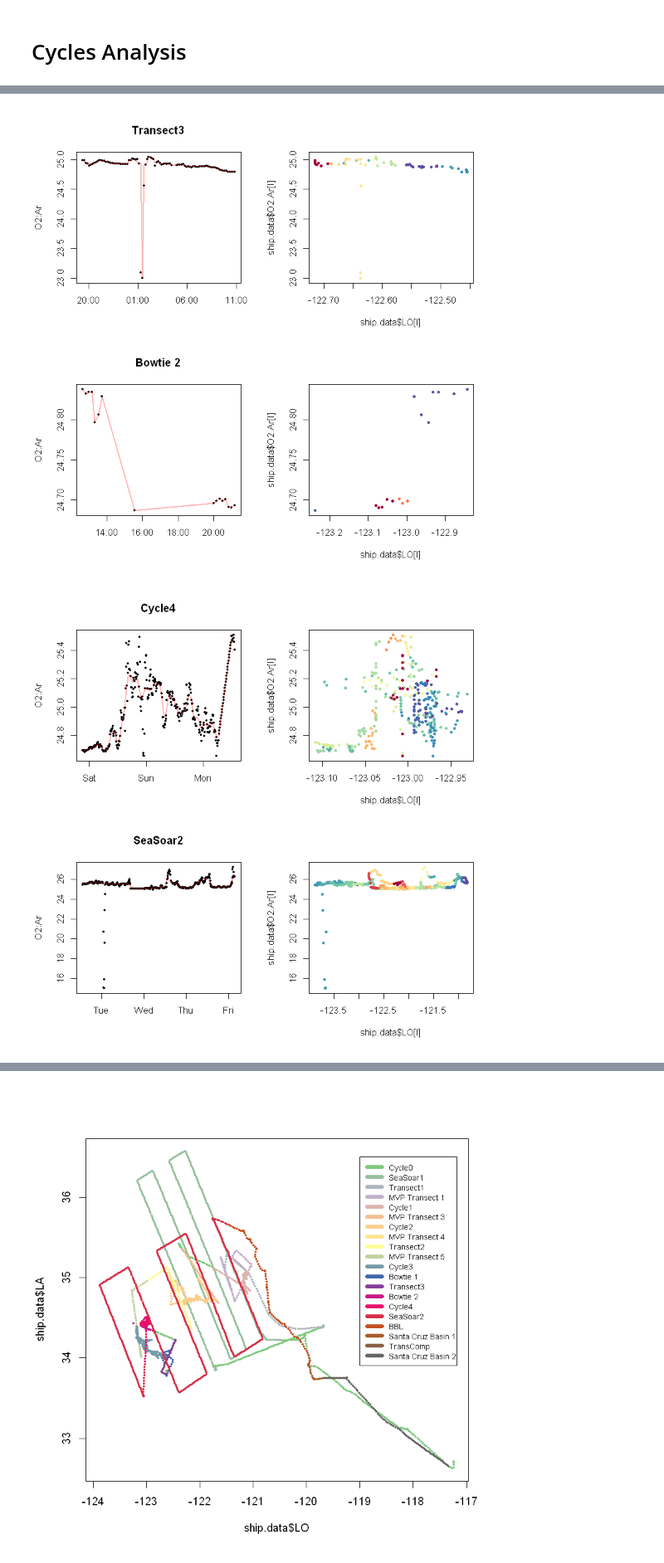
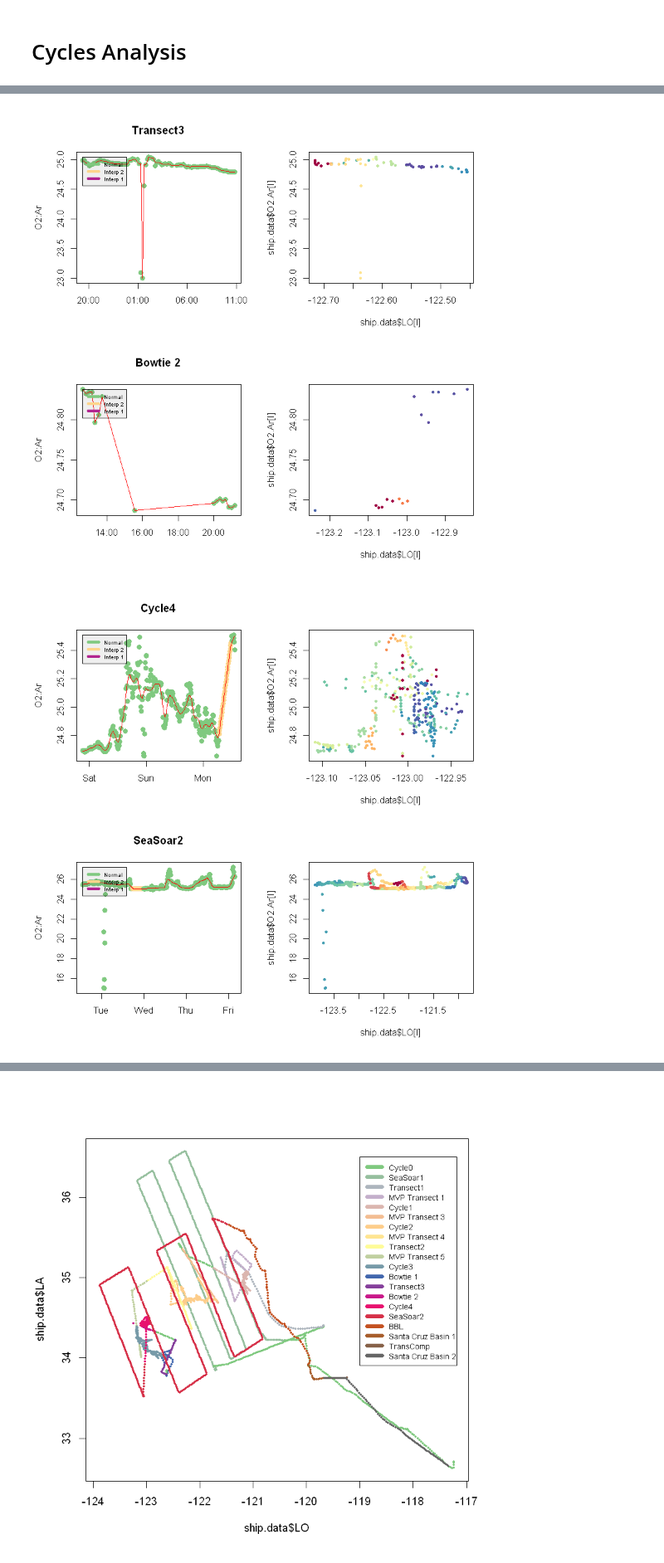
Before and after one commit to tbrycekelly/MIMS-TBK, a Jupyter notebook: NCP Model.ipynb, the cells around one changed output, grey strips where cells are left out. Shown at 83% size. Drawn from its saved outputs; the diff is of its cells as text; code cells hidden in the pictures.

```diff
--- a/NCP Model.ipynb
+++ b/NCP Model.ipynb
@@ -159,15 +159,26 @@ par(mfrow=c(2,2))
 
 for (i in unique(ship.data$Cycle)) {
     l = which(ship.data$Cycle == i)
-    l = l[ship.data$NCP[l] > -10000 & ship.data$NCP[l] < 10000]
+
+    ## Set colors
     col = make.div.pal(ship.data$NCP[l], 100)
+    flag.col = get.qual.pal(n = 4)
 
-    ## Plot the Timesseries
-    plot(ship.data$DT[l], ship.data$NCP[l], main=i, pch=16, cex=0.5, lwd=2, ylab='NCP', xlab='')
+    ##########################
+    ## Plot the Timesseries ##
+    ##########################
+    plot(ship.data$DT[l], ship.data$NCP[l], main=i, pch=16, cex=1.2, lwd=2,
+         ylab='NCP', xlab='', col=flag.col[ship.data$FLAG.O2.Ar[l]])
+
+    ## Add trendline and legend
     mod = lowess(x = ship.data$DT[l], ship.data$NCP[l], f = 0.05)
     lines(mod, col='#ff000050', lwd=2)
+    legend(ship.data$DT[l[1]], mean(ship.data$NCP[l]), c('Normal', 'Interp 2', 'Interp 1'),
+           col=flag.col[1:3], cex=0.8, lwd=4)
 
-    ## Plot Spatial Extent
+    #########################
+    ## Plot Spatial Extent ##
+    #########################
     plot(ship.data$LO[l], ship.data$LA[l], pch=20, col=col, ylab='Latitude', xlab='Longitude')
     points(x = rep(min(ship.data$LO[l]), 101), y = seq(min(ship.data$LA[l]), max(ship.data$LA[l]), length.out=101),
            col=get.div.pal(100), pch=16)
@@ -192,15 +203,27 @@ par(mfrow=c(2,2))
 
 for (i in unique(ship.data$Cycle)) {
     l = which(ship.data$Cycle == i)
-    l = l[ship.data$NCP[l] > -10000 & ship.data$NCP[l] < 10000]
+    #l = l[ship.data$NCP[l] > -10000 & ship.data$NCP[l] < 10000]
+
+    ## Set colors
     col = make.div.pal(ship.data$k[l], 100)
+    flag.col = get.qual.pal(4)
 
-    ## Plot Time series
-    plot(ship.data$DT[l], ship.data$O2.Ar[l], main=i, pch=16, cex=0.5, lwd=2, ylab='O2:Ar', xlab='')
+    ######################
+    ## Plot Time series ##
+    ######################
+    plot(ship.data$DT[l], ship.data$O2.Ar[l], main=i, pch=16, cex=1.2, lwd=2, ylab='O2:Ar', xlab='',
+        col=flag.col[ship.data$FLAG.O2.Ar[l]])
+
+    ## Add trendline and legend
     mod = lowess(x = ship.data$DT[l], ship.data$O2.Ar[l], f = 0.05)
-    lines(mod, col='#ff000050', lwd=2)
+    lines(mod, col='#ff0000', lwd=1)
+    legend(ship.data$DT[l[1]], max(ship.data$O2.Ar[l]), c('Normal', 'Interp 2', 'Interp 1'),
+           col=flag.col[1:3], cex=0.6, lwd=4, bg='#00000010')
 
-    ## Spatial Plot
+    ##################
+    ## Spatial Plot ##
+    ##################
     plot(ship.data$LO[l], ship.data$O2.Ar[l], pch=20, col=col)
 }
 #dev.off()
@@ -214,2 +237,2 @@ for (i in unique(ship.data$Cycle)) {
-[figure, old version]
+[figure, new version]
-[figure, old version]
+[figure, new version]
```
Also changed, not shown: parts of 2 cells of this notebook, 5 other files.
